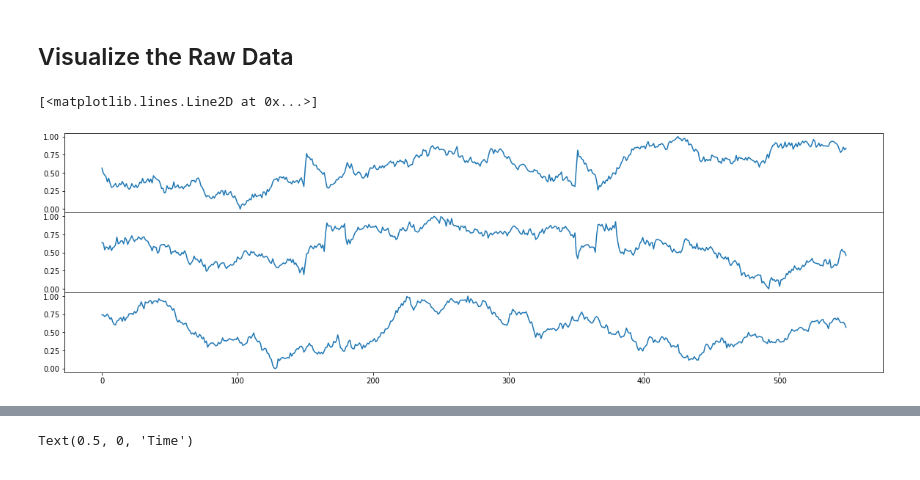
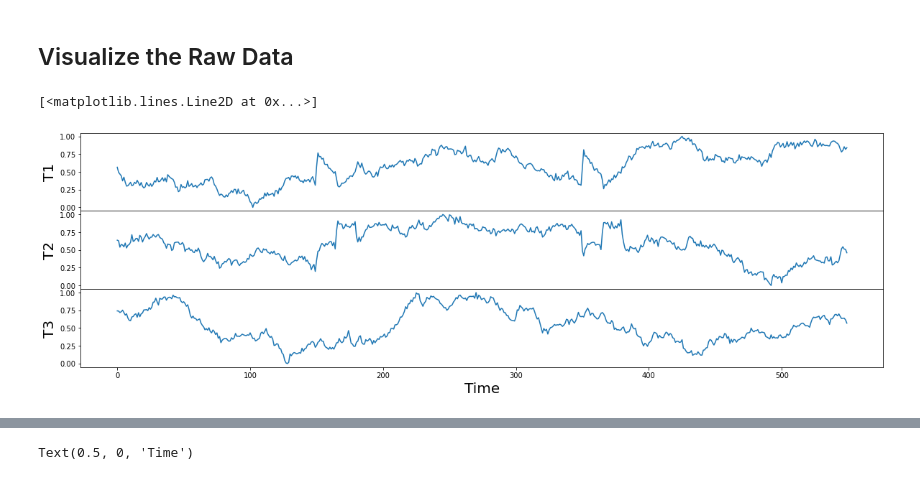
Before and after one commit to TDAmeritrade/stumpy, a Jupyter notebook: docs/Tutorial_Multidimensional_Motif_Discovery.ipynb, the cells around one changed output, grey strips where cells are left out. Drawn from its saved outputs; the diff is of its cells as text; code cells hidden in the pictures.

```diff
--- a/docs/Tutorial_Multidimensional_Motif_Discovery.ipynb
+++ b/docs/Tutorial_Multidimensional_Motif_Discovery.ipynb
@@ -53,9 +53,14 @@ df.head()
 ## Visualize the Raw Data
 # %%
 fig, axs = plt.subplots(3, sharex=True, gridspec_kw={'hspace': 0})
+axs[0].set_ylabel('T1', fontsize='20')
+axs[1].set_ylabel('T2', fontsize='20')
+axs[2].set_ylabel('T3', fontsize='20')
+axs[2].set_xlabel('Time', fontsize ='20')
+
 axs[0].plot(df['T1'])
 axs[1].plot(df['T2'])
 axs[2].plot(df['T3'])
 # %% [output]
 [<matplotlib.lines.Line2D at 0x...>]
-[figure, old version]
+[figure, new version]
```
Also changed, not shown: parts of 14 cells of this notebook.
